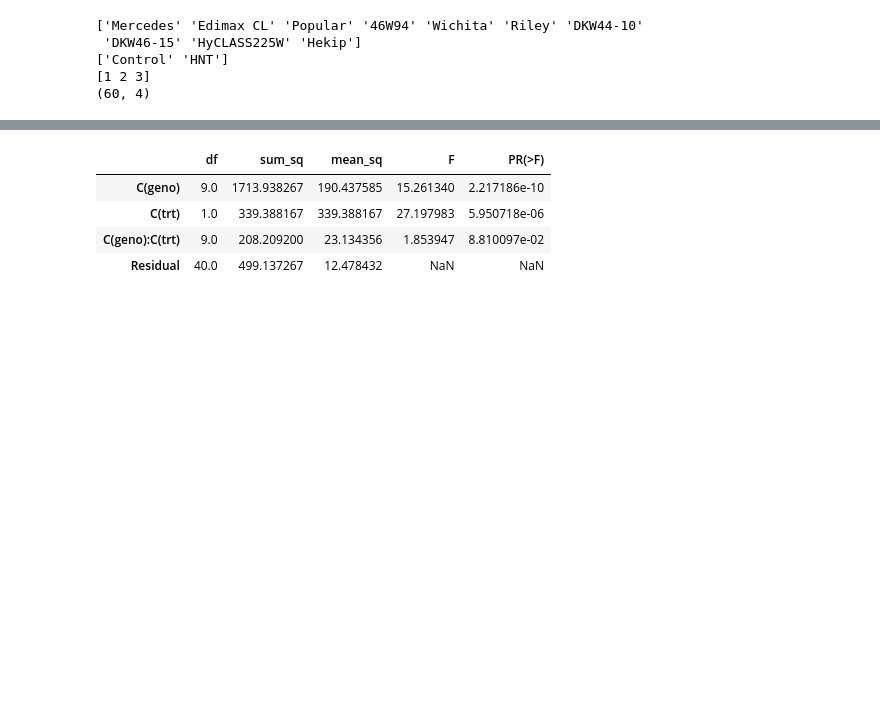
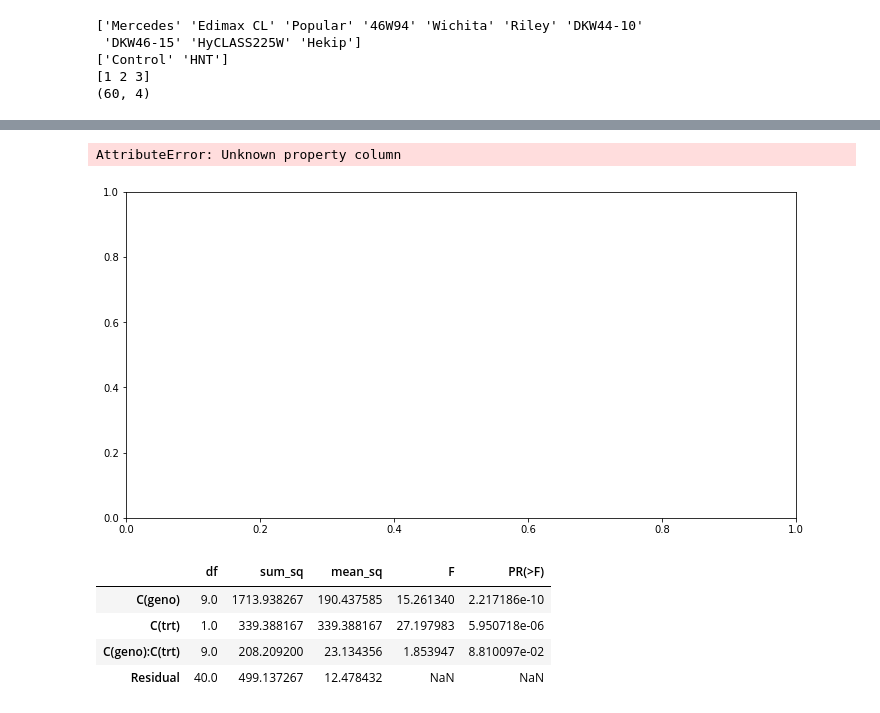
Before and after one commit to pokharelmeg/Semester-Project, a Jupyter notebook: heat_index_calculation.ipynb, the cells around one changed output, grey strips where cells are left out. Drawn from its saved outputs; the diff is of its cells as text; code cells hidden in the pictures; blank space fills up the shorter version.

```diff
--- a/heat_index_calculation.ipynb
+++ b/heat_index_calculation.ipynb
@@ -173,0 +205,12 @@ plt.show()
+# %%
+ax= df.plot.bar(column=['TSW'], by= [['geno','trt']], figsize=(12,6))
+plt.xlabel('Canola genotypes')
+plt.ylabel('Total seed weight per plant')
+plt.xticks(rotation='vertical')
+plt.show()
+
+#df = pd.DataFrame({'lab':['A', 'B', 'C'], 'val':[10, 30, 20]})
+#ax = df.plot.bar(x='lab', y='val', rot=0)
+# %% [output]
+AttributeError: Unknown property column
+[figure, added]
```
Also changed, not shown: parts of 8 cells of this notebook, 1 other file.
